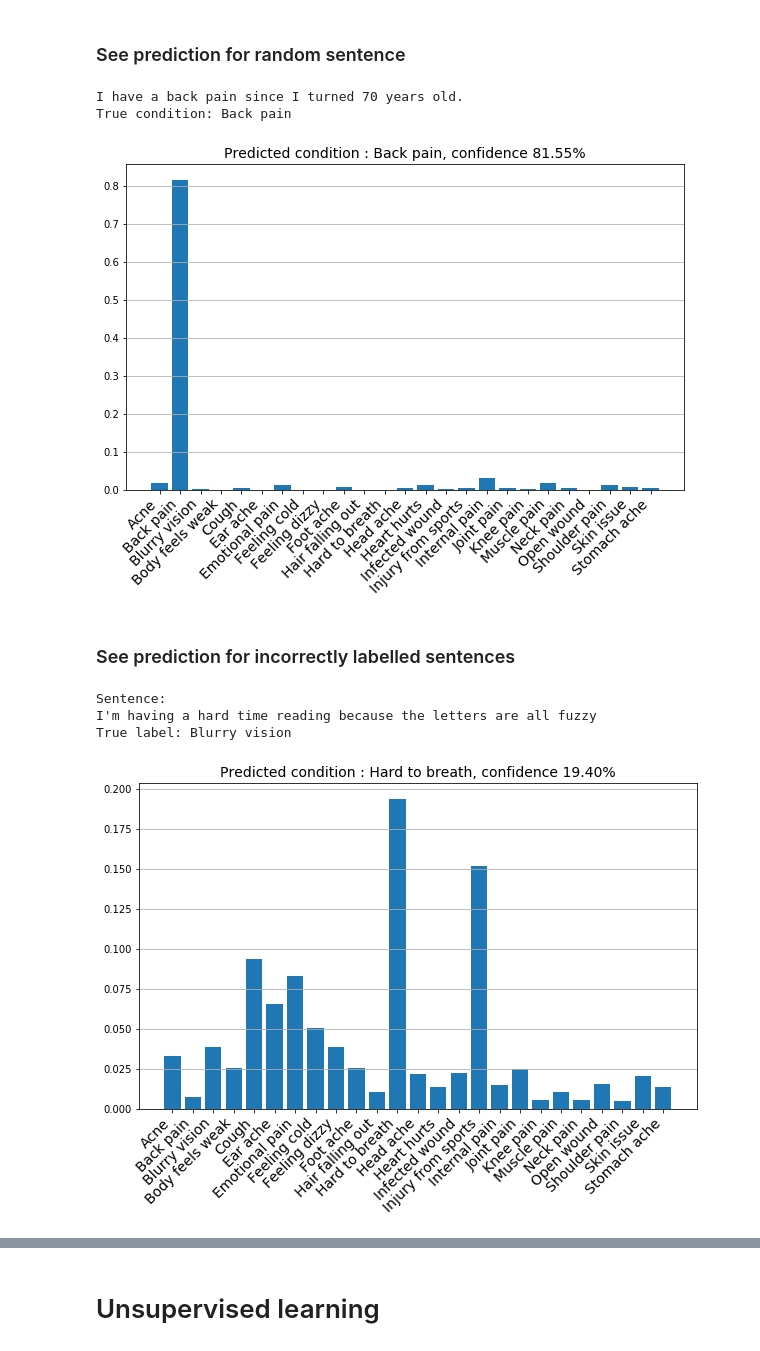
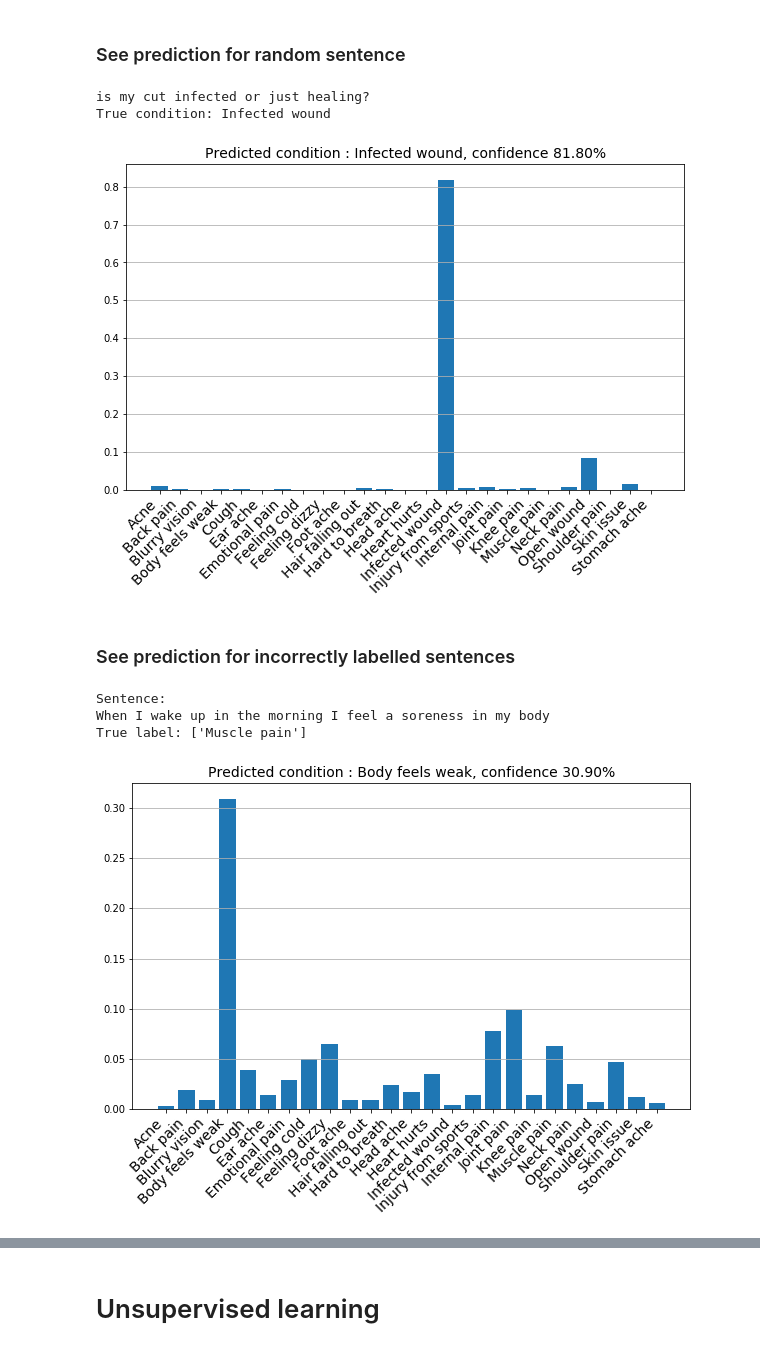
Before and after one commit to sempwn/medical-text-nlp, a Jupyter notebook: nbs/tutorial.ipynb, the cells around one changed output, grey strips where cells are left out. Saved outputs shown, nothing was run; the diff lists cells and outputs as text; code cells hidden in the pictures.

```diff
--- a/nbs/tutorial.ipynb
+++ b/nbs/tutorial.ipynb
@@ -54,7 +56,7 @@ The main ones that make Python really excel at scientific computing and data sci
 
 One of the unique things about coming to Python from another language is that indentation and whitespace is important. This does force you to use proper indentation in your code though, which is neat. Examples of how this is done for if statements and methods (functions) are below:
 # %%
-a = 1
+a = 2
 
 if a==1: # if statement ends with a colon and then on a new line needs a tab (four whitespaces).
     print('a is one')
@@ -797,31 +813,31 @@ print(example_sentence)
 print('True condition: {}'.format(condition))
 print_class_prediction(example_sentence,clf=text_rf_clf)
 # %% [output]
-I have a back pain since I turned 70 years old.
-True condition: Back pain
+is my cut infected or just healing?
+True condition: Infected wound
-[figure, old version]
+[figure, new version]
 # %% [markdown]
 ### See prediction for incorrectly labelled sentences
 # %%
 # get random incorrectly labelled sentence
 incorrect_X = X_test[predicted != y_test]
 incorrect_y = y_test[predicted != y_test]
 
 ind = np.random.randint(0,len(incorrect_y))
 
 incorrrectly_labeled_sentence = incorrect_X[ind]
-true_class = le.inverse_transform(incorrect_y[ind])
+true_class = le.inverse_transform([incorrect_y[ind]])
 
 print('Sentence: ')
 print(incorrrectly_labeled_sentence)
 
 print('True label: {}'.format(true_class))
 print_class_prediction(incorrrectly_labeled_sentence,clf=text_rf_clf)
 # %% [output]
 Sentence:
-I'm having a hard time reading because the letters are all fuzzy
-True label: Blurry vision
+When I wake up in the morning I feel a soreness in my body
+True label: ['Muscle pain']
-[figure, old version]
+[figure, new version]
 # %%
 # predict on an example sentence
 print_class_prediction("It hurts when I lie down. I can't sleep",clf=text_rf_clf)
```
Also changed, not shown: parts of 24 cells of this notebook.
